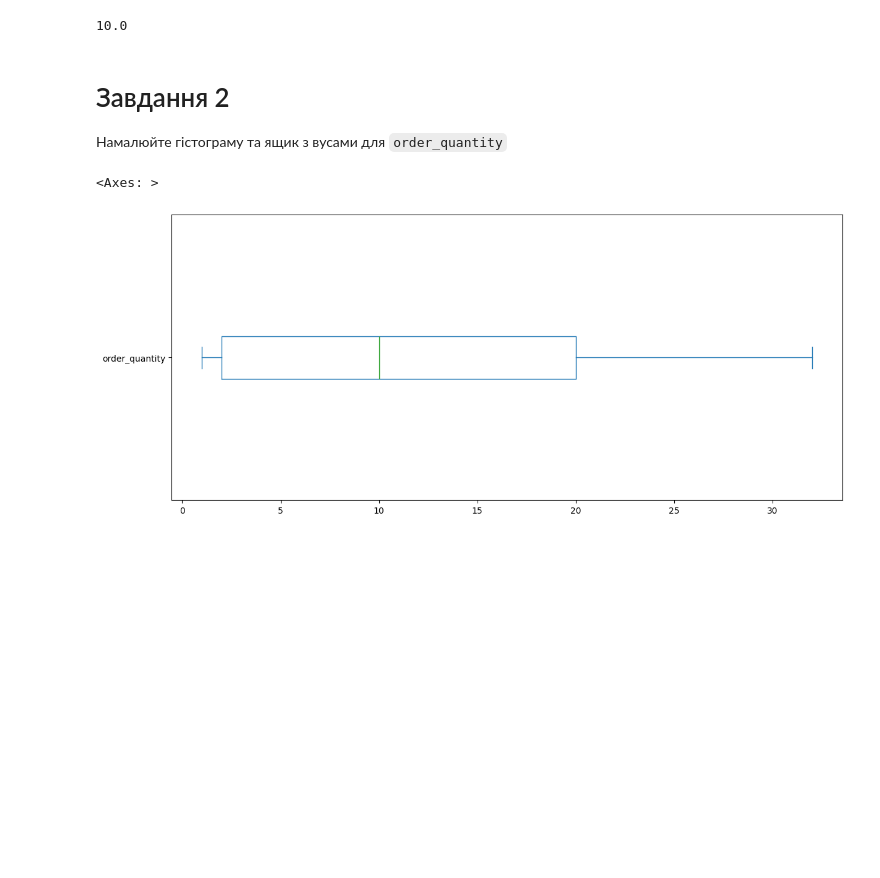
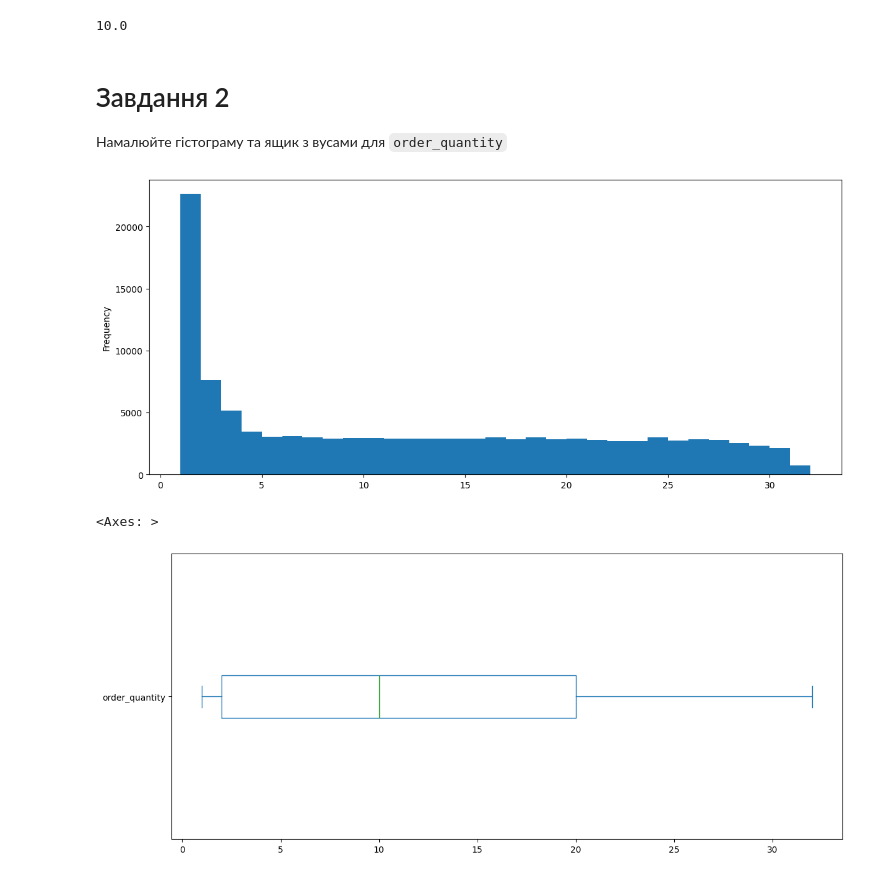
Before and after one commit to Margo-s-M/-, a Jupyter notebook: Практична_аналіз_данихS.ipynb, the cells around one changed output. Drawn from its saved outputs; the diff is of its cells as text; code cells hidden in the pictures; blank space fills up the shorter version.

```diff
--- a/Практична_аналіз_данихS.ipynb
+++ b/Практична_аналіз_данихS.ipynb
@@ -52,6 +52,13 @@ median_cost
 # %% [markdown]
 # Завдання 2
 Намалюйте гістограму та ящик з вусами для `order_quantity`
+# %%
+ax = sales['order_quantity'].plot(kind='hist',
+                                bins=31,
+                                figsize=(14,6)
+                               )
+# %% [output]
+[figure, added]
 # %%
 sales['order_quantity'].plot(kind='box', vert=False, figsize=(14,6))
 # %% [output]
```
